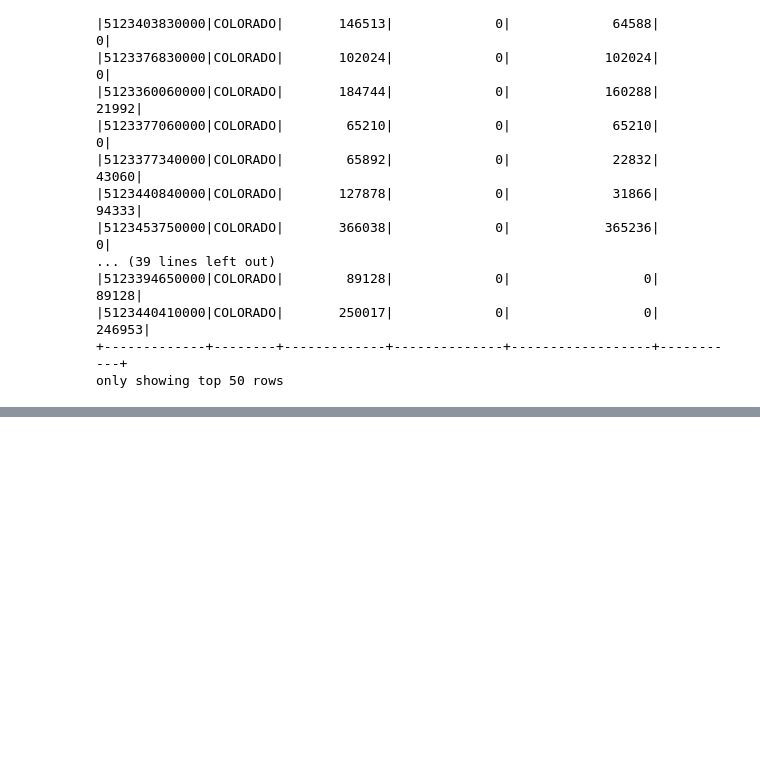
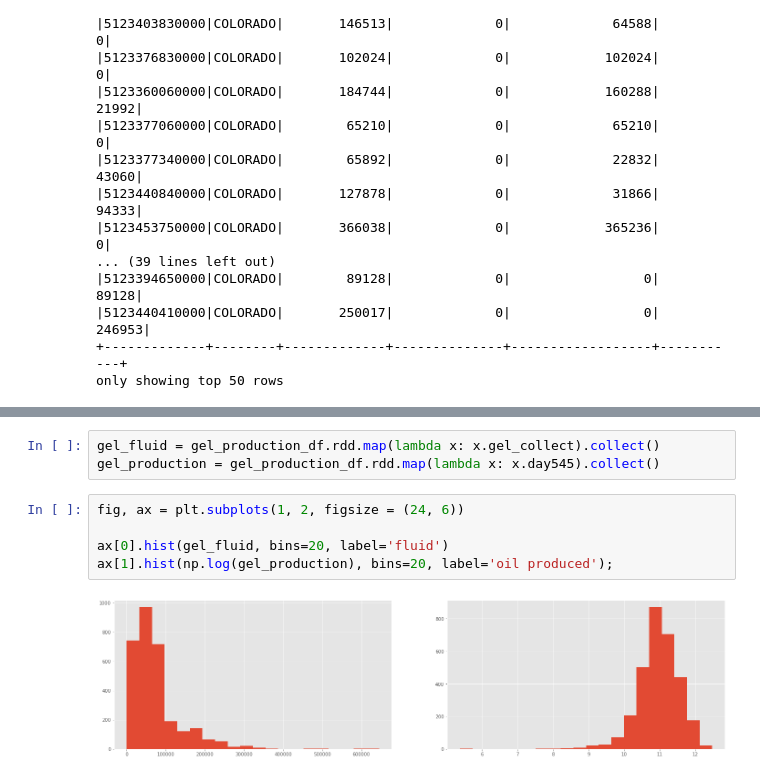
Before and after one commit to chunswu/Oil-Production-of-Fluid-Systems, a Jupyter notebook: capstone_EDA_spark.ipynb, the cells around one changed output, grey strips where cells are left out. Cells and saved outputs as stored; diff of their text form; blank space fills up the shorter version.

```diff
--- a/capstone_EDA_spark.ipynb
+++ b/capstone_EDA_spark.ipynb
@@ -486,0 +483,10 @@ only showing top 50 rows
+# %%
+gel_fluid = gel_production_df.rdd.map(lambda x: x.gel_collect).collect()
+gel_production = gel_production_df.rdd.map(lambda x: x.day545).collect()
+# %%
+fig, ax = plt.subplots(1, 2, figsize = (24, 6))
+
+ax[0].hist(gel_fluid, bins=20, label='fluid')
+ax[1].hist(np.log(gel_production), bins=20, label='oil produced');
+# %% [output]
+[figure, added]
```
Also changed, not shown: parts of 51 cells of this notebook.
